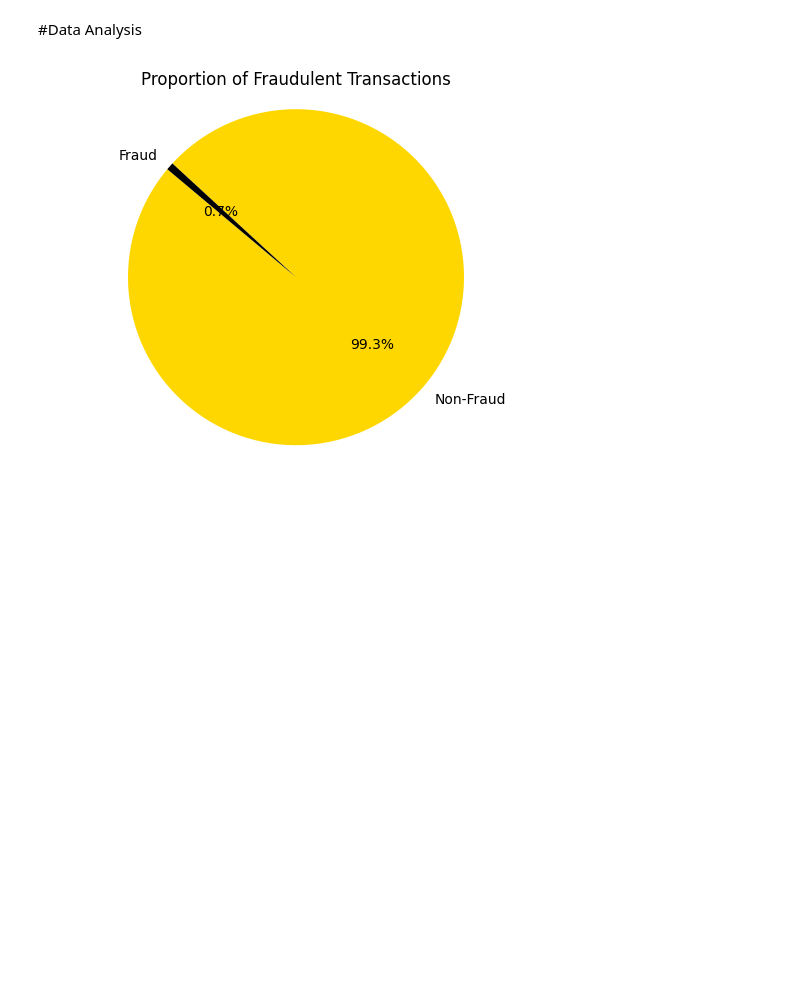
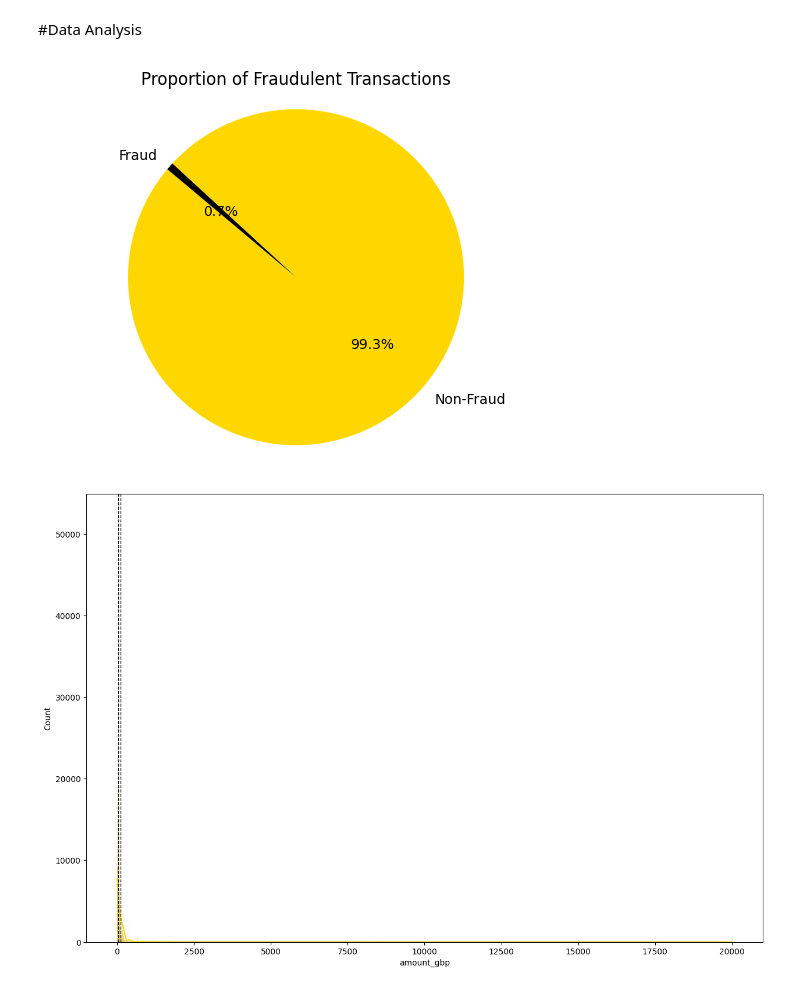
Before and after one commit to MaayanHagbi/CAS_ADS_Final_Project, a Jupyter notebook: Fraud_Detection_ML_(CAS_ADS).ipynb, the cells around one changed output. Cells and saved outputs as stored; diff of their text form; code cells hidden in the pictures; blank space fills up the shorter version.

```diff
--- a/Fraud_Detection_ML_(CAS_ADS).ipynb
+++ b/Fraud_Detection_ML_(CAS_ADS).ipynb
@@ -77,40 +77,33 @@ Data_Adf['Is_fraud'] = Data_Adf['Chargebackreason_id'].notnull()
 #Data Analysis
 # %%
 #Look into share of fradulent trx vs non-fraudulent
-Data_Adf['Is_fraud'].value_counts().plot.pie(labels=['Non-Fraud','Fraud'],colors=['gold','black'], autopct='%1.1f%%',startangle=140,textprops={'color':"black"})
-
+Data_Adf["Is_fraud"].value_counts().plot.pie(labels=['Non-Fraud','Fraud'],colors=['gold','black'], autopct='%1.1f%%',startangle=140,textprops={'color':"black"})
 plt.title('Proportion of Fraudulent Transactions')
 plt.ylabel('')
 plt.axis('equal')
 plt.show()
-
 
 #Check Amount distribution of Fraudulent Vs non Fraudulent Trx
 fraudulent_df = Data_Adf[Data_Adf["Is_fraud"]==True]
 non_fraudulent_df = Data_Adf[Data_Adf["Is_fraud"]==False]
 
 #Trx_amount_gbp
 plt.figure(figsize=(15,10))
-total_points = len(non_fraudulent_df["amount_gbp"])
-percentage_ticks = [f'{(y / total_points) * 100:.2f}%' for y in plt.gca().get_yticks()]
-plt.gca().set_yticklabels(percentage_ticks)
-xmin, xmax = 0, 2500
-plt.xlim(xmin, xmax)
+sns.histplot(non_fraudulent_df["amount_gbp"], kde=True, color='gold', edgecolor='black')
 mean_value = np.mean(non_fraudulent_df["amount_gbp"])
 median_value = np.median(non_fraudulent_df["amount_gbp"])
-frequency_percentages = (non_fraudulent_df["amount_gbp"].value_counts(normalize=True) * 100).sort_index()
-sns.histplot(non_fraudulent_df["amount_gbp"],bins=len(frequency_percentages), kde=True, color='gold', edgecolor='black')
 plt.axvline(mean_value, color='black', linestyle='dashed', linewidth=1)
 plt.axvline(median_value, color='black', linestyle='dashed', linewidth=1)
 plt.show()
 
 
 plt.figure(figsize=(15,10))
 sns.histplot(fraudulent_df["amount_gbp"], kde=True, color='gold', edgecolor='black')
 mean_value = np.mean(fraudulent_df["amount_gbp"])
 median_value = np.median(fraudulent_df["amount_gbp"])
 plt.axvline(mean_value, color='black', linestyle='dashed', linewidth=1)
 plt.axvline(median_value, color='black', linestyle='dashed', linewidth=1)
 plt.show()
 # %% [output]
 [figure]
+[figure, added]
```
Also changed, not shown: parts of 3 cells of this notebook.
